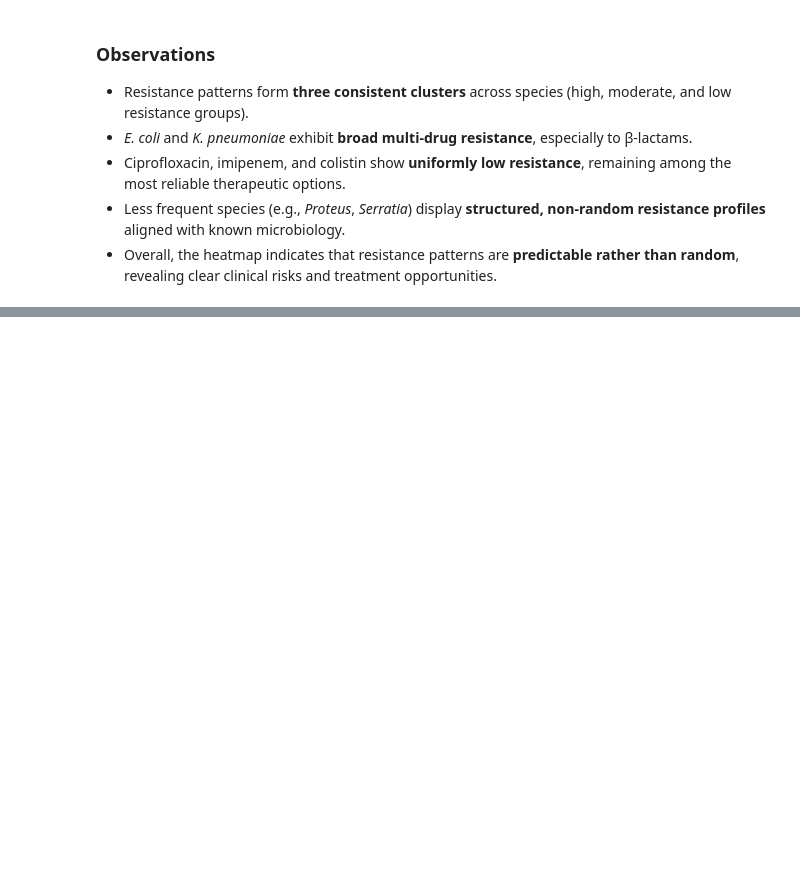
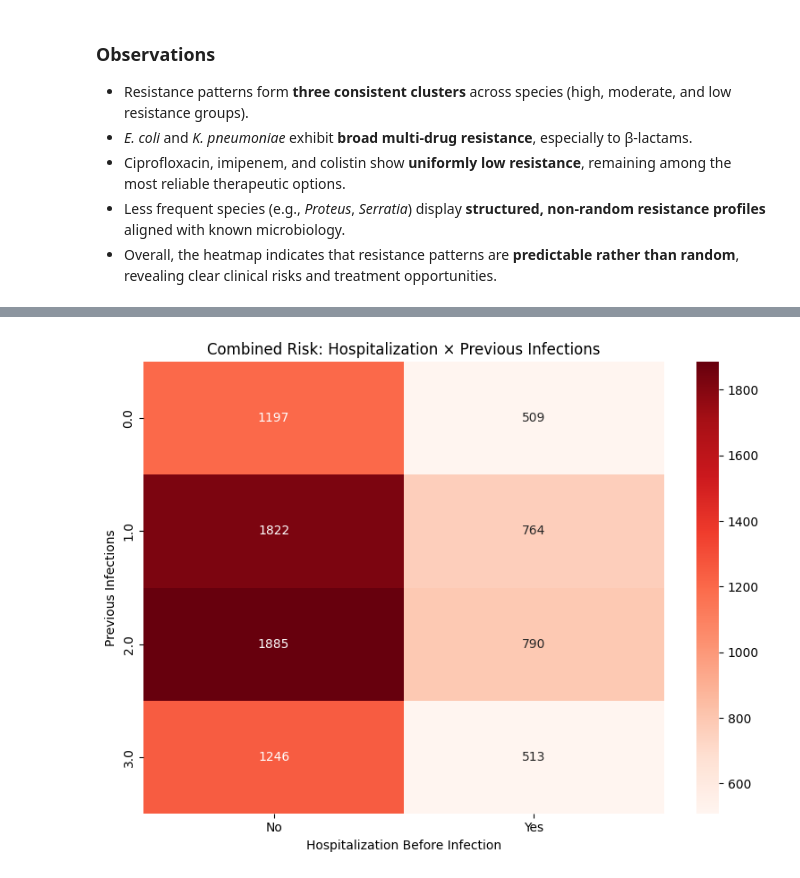
Before and after one commit to lucascarpantonio/antibiotic_resistance, a Jupyter notebook: antibiotic_analysis_template.ipynb, the cells around one changed output, grey strips where cells are left out. Cells and saved outputs as stored; diff of their text form; code cells hidden in the pictures; blank space fills up the shorter version.

```diff
--- a/antibiotic_analysis_template.ipynb
+++ b/antibiotic_analysis_template.ipynb
@@ -911,0 +821,26 @@ NameError: name 'pipe' is not defined
+# %%
+combo_risk = (
+    df_clean.groupby(['hospital_before', 'infection_freq'])
+            .size()
+            .reset_index(name='count')
+)
+
+# Use keyword arguments for pivot (recent pandas versions require this)
+combo_risk_pivot = combo_risk.pivot(index='infection_freq', columns='hospital_before', values='count')
+
+# Try to ensure infection_freq is numeric so the y-axis is ordered correctly
+try:
+    combo_risk_pivot.index = pd.to_numeric(combo_risk_pivot.index)
+    combo_risk_pivot = combo_risk_pivot.sort_index()
+except Exception:
+    pass
+
+plt.figure(figsize=(8,6))
+sns.heatmap(combo_risk_pivot, annot=True, cmap='Reds', fmt='.0f')
+plt.title("Combined Risk: Hospitalization × Previous Infections")
+plt.ylabel("Previous Infections")
+plt.xlabel("Hospitalization Before Infection")
+plt.tight_layout()
+plt.show()
+# %% [output]
+[figure, added]
```
Also changed, not shown: parts of 26 cells of this notebook.
